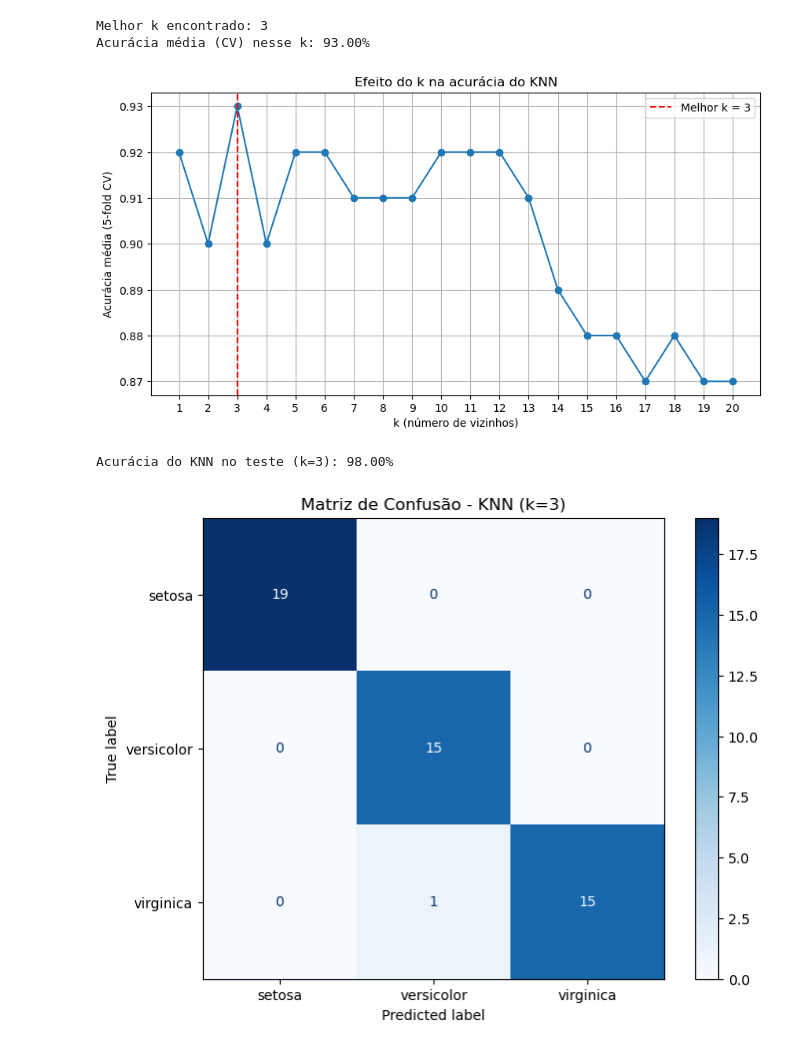
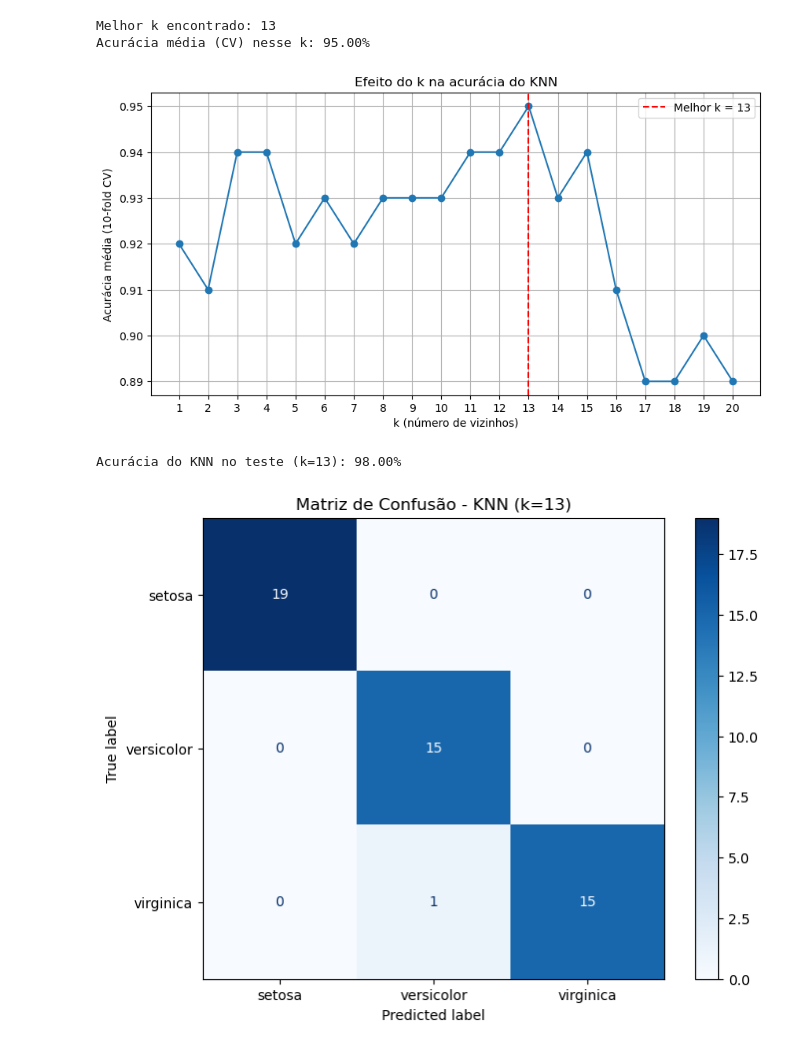
Before and after one commit to rpgouveia/pucpr_data_mining, a Jupyter notebook: iris_knn.ipynb, the cells around one changed output. Cells and saved outputs as stored; diff of their text form; code cells hidden in the pictures.

```diff
--- a/iris_knn.ipynb
+++ b/iris_knn.ipynb
@@ -35,7 +35,7 @@ scores_por_k = []
 
 for k in valores_k:
     modelo = KNeighborsClassifier(n_neighbors=k)
-    scores = cross_val_score(modelo, X_train_scaled, y_train, cv=5)
+    scores = cross_val_score(modelo, X_train_scaled, y_train, cv=10)
     scores_por_k.append(scores.mean())
 
 melhor_k = valores_k[np.argmax(scores_por_k)]
@@ -47,7 +47,7 @@ plt.figure(figsize=(10, 5))
 plt.plot(valores_k, scores_por_k, marker='o')
 plt.axvline(melhor_k, color='red', linestyle='--', label=f'Melhor k = {melhor_k}')
 plt.xlabel("k (número de vizinhos)")
-plt.ylabel("Acurácia média (5-fold CV)")
+plt.ylabel("Acurácia média (10-fold CV)")
 plt.title("Efeito do k na acurácia do KNN")
 plt.xticks(valores_k)
 plt.legend()
@@ -75,35 +75,35 @@ plt.show()
 # Escolhemos petal length (índice 2) e petal width (índice 3) por serem as mais discriminativas.
 X_2d = X_train_scaled[:, [2, 3]]  # só petal length e petal width já padronizadas
 modelo_2d = KNeighborsClassifier(n_neighbors=melhor_k)
 modelo_2d.fit(X_2d, y_train)
 
 # Criar uma grade de pontos cobrindo todo o espaço 2D
 h = 0.02
 x_min, x_max = X_2d[:, 0].min() - 0.5, X_2d[:, 0].max() + 0.5
 y_min, y_max = X_2d[:, 1].min() - 0.5, X_2d[:, 1].max() + 0.5
 xx, yy = np.meshgrid(np.arange(x_min, x_max, h), np.arange(y_min, y_max, h))
 
 # Prever a classe de cada ponto da grade
 Z = modelo_2d.predict(np.c_[xx.ravel(), yy.ravel()])
 Z = Z.reshape(xx.shape)
 
 # Plotar fronteiras e pontos de treino
 plt.figure(figsize=(10, 7))
 cmap_fundo = ListedColormap(['#FFAAAA', '#AAFFAA', '#AAAAFF'])
 cmap_pontos = ListedColormap(['#FF0000', '#00AA00', '#0000FF'])
 
 plt.contourf(xx, yy, Z, cmap=cmap_fundo, alpha=0.4)
 scatter = plt.scatter(X_2d[:, 0], X_2d[:, 1], c=y_train, cmap=cmap_pontos,
                       edgecolor='black', s=60)
 plt.xlabel("petal length (padronizado)")
 plt.ylabel("petal width (padronizado)")
 plt.title(f"Fronteiras de Decisão do KNN (k={melhor_k})\nusando apenas petal length e petal width")
 plt.legend(handles=scatter.legend_elements()[0], labels=list(iris.target_names))
 plt.grid(True, alpha=0.3)
 plt.show()
 # %% [output]
-Melhor k encontrado: 3
-Acurácia média (CV) nesse k: 93.00%
+Melhor k encontrado: 13
+Acurácia média (CV) nesse k: 95.00%
-[figure, old version]
+[figure, new version]
-Acurácia do KNN no teste (k=3): 98.00%
+Acurácia do KNN no teste (k=13): 98.00%
-[figure, old version]
+[figure, new version]
```
Also changed, not shown: parts of 1 cell of this notebook, 7 other files.
